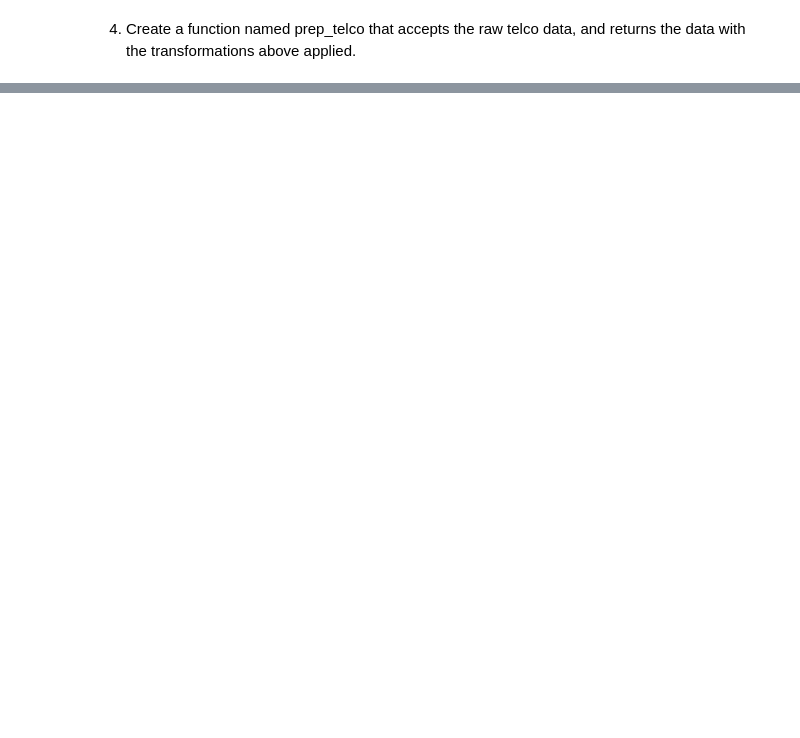
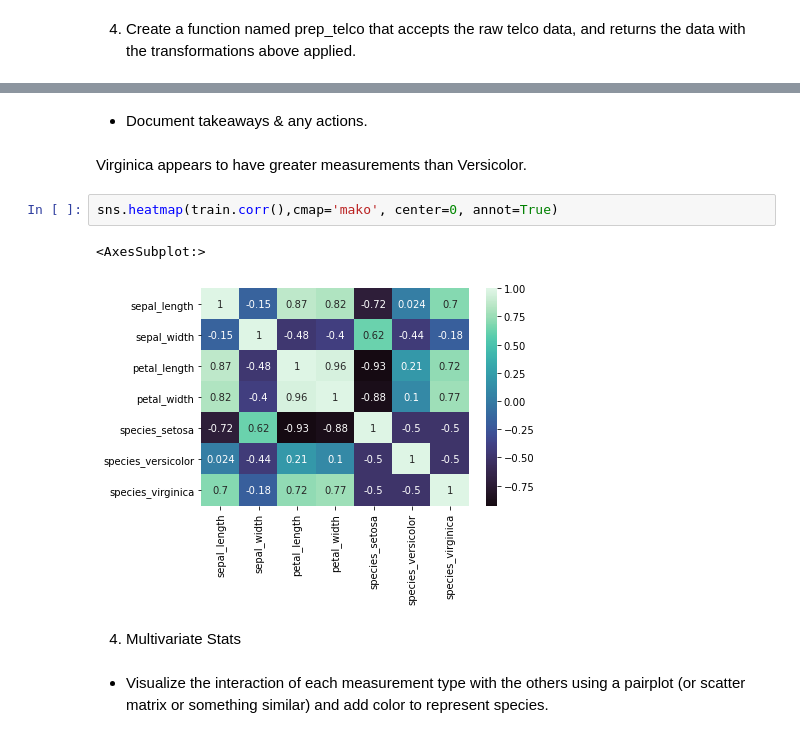
Before and after one commit to chloerwhitaker/classification-exercises, a Jupyter notebook: classification_exercises.ipynb, the cells around one changed output, grey strips where cells are left out. Drawn from its saved outputs; the diff is of its cells as text; blank space fills up the shorter version.

```diff
--- a/classification_exercises.ipynb
+++ b/classification_exercises.ipynb
@@ -642,0 +1122,13 @@ ValueError: Found input variables with inconsistent numbers of samples: [150, 70
+# %% [markdown]
+- Document takeaways & any actions.
+# %% [markdown]
+Virginica appears to have greater measurements than Versicolor.
+# %%
+sns.heatmap(train.corr(),cmap='mako', center=0, annot=True)
+# %% [output]
+<AxesSubplot:>
+[figure, added]
+# %% [markdown]
+4. Multivariate Stats
+# %% [markdown]
+- Visualize the interaction of each measurement type with the others using a pairplot (or scatter matrix or something similar) and add color to represent species.
```
Also changed, not shown: parts of 203 cells of this notebook.
